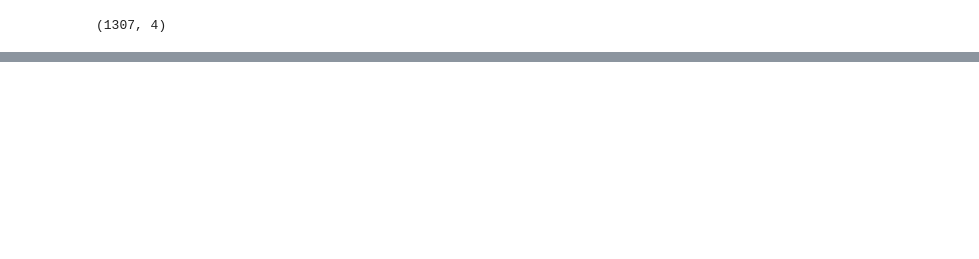
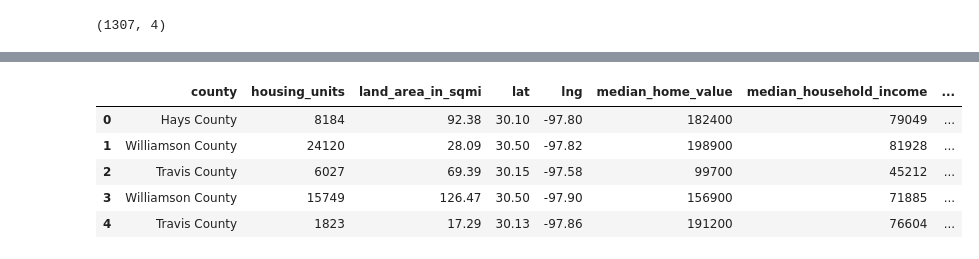
Before and after one commit to akshaybhaskaran/house_purchase, a Jupyter notebook: purchase_house.ipynb, the cells around one changed output, grey strips where cells are left out. Saved outputs shown, nothing was run; the diff lists cells and outputs as text; code cells hidden in the pictures; blank space fills up the shorter version.

Commit message:
zip analysis

```diff
--- a/purchase_house.ipynb
+++ b/purchase_house.ipynb
@@ -515,0 +523,11 @@ pprint.pprint(result)
+# %%
+# now let us drop some unwanted & obvious columns to focus our analysis
+austin_zip_df = austin_zip_df.drop(['bounds_east', 'bounds_north', 'bounds_south', 'area_code_list', 'common_city_list', 'population_density', 'bounds_west', 'major_city', 'post_office_city', 'state', 'timezone', 'zipcode_type'], 1)
+austin_zip_df.head()
+# %% [output]
+|  | county | housing_units | land_area_in_sqmi | lat | lng | median_home_value | median_household_income | ... |
+| 0 | Hays County | 8184 | 92.38 | 30.10 | -97.80 | 182400 | 79049 | ... |
+| 1 | Williamson County | 24120 | 28.09 | 30.50 | -97.82 | 198900 | 81928 | ... |
+| 2 | Travis County | 6027 | 69.39 | 30.15 | -97.58 | 99700 | 45212 | ... |
+| 3 | Williamson County | 15749 | 126.47 | 30.50 | -97.90 | 156900 | 71885 | ... |
+| 4 | Travis County | 1823 | 17.29 | 30.13 | -97.86 | 191200 | 76604 | ... |
```
Also changed, not shown: parts of 9 cells of this notebook.
